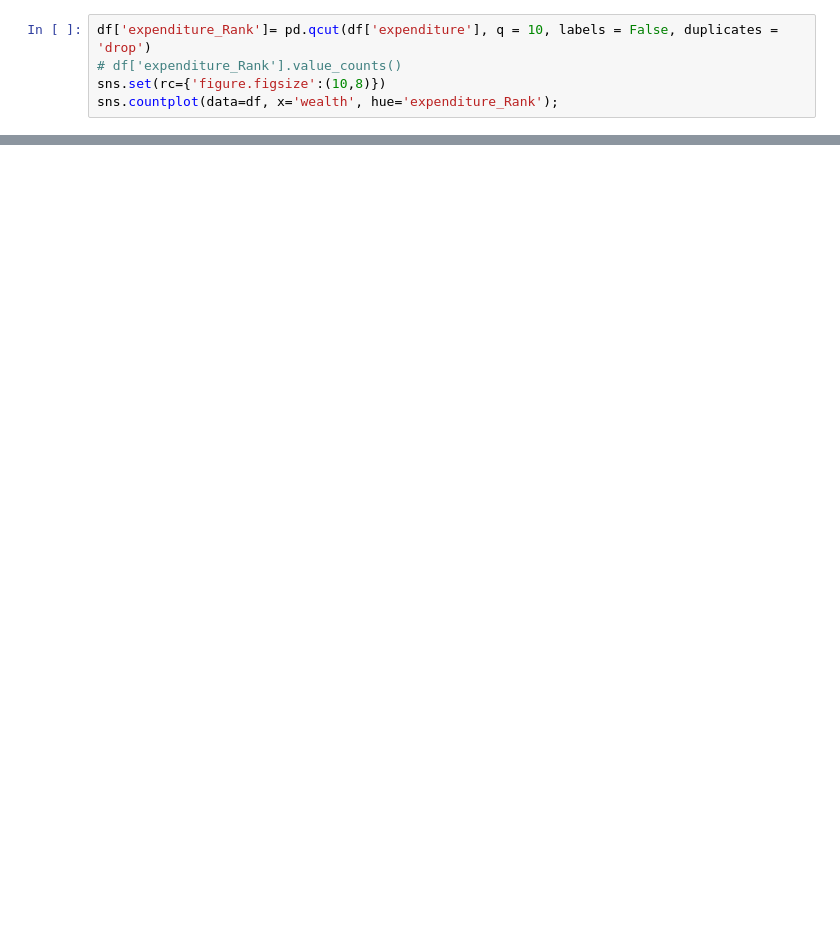
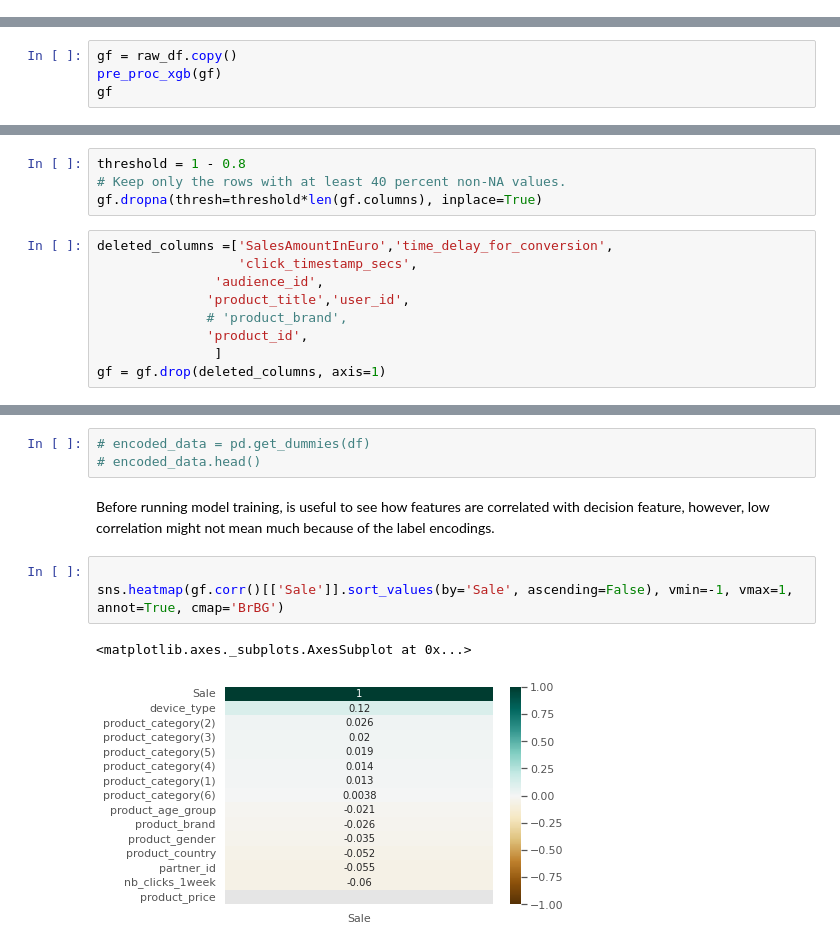
Before and after one commit to peyman886/ADS, a Jupyter notebook: HW1/ADS_HW1.ipynb, the cells around one changed output, grey strips where cells are left out. Cells and saved outputs as stored; diff of their text form; blank space fills up the shorter version.

```diff
--- a/HW1/ADS_HW1.ipynb
+++ b/HW1/ADS_HW1.ipynb
@@ -536,5 +206,0 @@ plt.legend();
-# %%
-df['expenditure_Rank']= pd.qcut(df['expenditure'], q = 10, labels = False, duplicates = 'drop')
-# df['expenditure_Rank'].value_counts()
-sns.set(rc={'figure.figsize':(10,8)})
-sns.countplot(data=df, x='wealth', hue='expenditure_Rank');
@@ -902,0 +602,4 @@ principal_df
+# %%
+gf = raw_df.copy()
+pre_proc_xgb(gf)
+gf
@@ -902,0 +620,13 @@ principal_df
+# %%
+threshold = 1 - 0.8
+# Keep only the rows with at least 40 percent non-NA values.
+gf.dropna(thresh=threshold*len(gf.columns), inplace=True)
+# %%
+deleted_columns =['SalesAmountInEuro','time_delay_for_conversion',
+                  'click_timestamp_secs',
+               'audience_id',
+              'product_title','user_id',
+              # 'product_brand',
+              'product_id',
+               ]
+gf = gf.drop(deleted_columns, axis=1)
@@ -902,0 +675,11 @@ principal_df
+# %%
+# encoded_data = pd.get_dummies(df)
+# encoded_data.head()
+# %% [markdown]
+Before running model training, is useful to see how features are correlated with decision feature, however, low correlation might not mean much because of the label encodings.
+# %%
+
+sns.heatmap(gf.corr()[['Sale']].sort_values(by='Sale', ascending=False), vmin=-1, vmax=1, annot=True, cmap='BrBG')
+# %% [output]
+<matplotlib.axes._subplots.AxesSubplot at 0x...>
+[figure, added]
```
Also changed, not shown: parts of 215 cells of this notebook, 1 other file.
